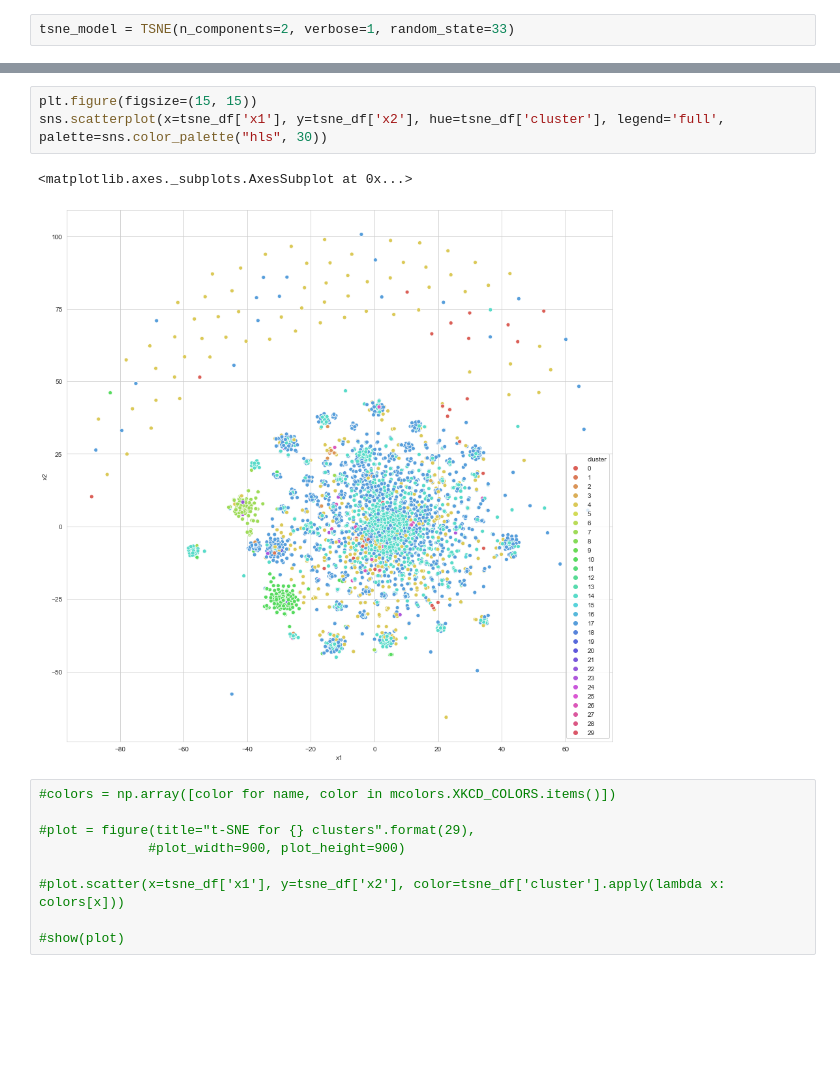
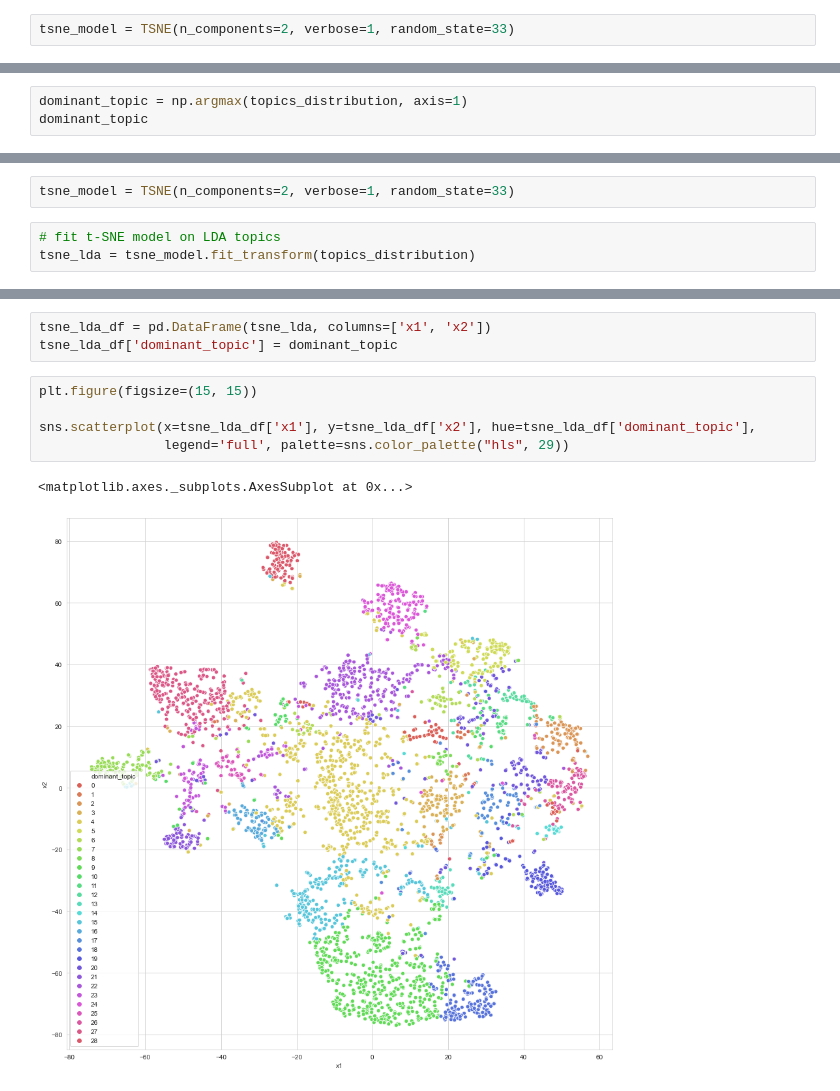
Before and after one commit to PejicM/Legal-Case-Reports-Topic-Modeling, a Jupyter notebook: documents_clustering.ipynb, the cells around one changed output, grey strips where cells are left out. Drawn from its saved outputs; the diff is of its cells as text; blank space fills up the shorter version.

Commit message:
t-SNE visualization of clustering and topics

```diff
--- a/documents_clustering.ipynb
+++ b/documents_clustering.ipynb
@@ -204,0 +256,3 @@ tsne_df.head()
+# %%
+dominant_topic = np.argmax(topics_distribution, axis=1)
+dominant_topic
@@ -204,0 +261,5 @@ tsne_df.head()
+# %%
+tsne_model = TSNE(n_components=2, verbose=1, random_state=33)
+# %%
+# fit t-SNE model on LDA topics
+tsne_lda = tsne_model.fit_transform(topics_distribution)
@@ -205,15 +277,11 @@ tsne_df.head()
+# %%
+tsne_lda_df = pd.DataFrame(tsne_lda, columns=['x1', 'x2'])
+tsne_lda_df['dominant_topic'] = dominant_topic
 # %%
 plt.figure(figsize=(15, 15))
-sns.scatterplot(x=tsne_df['x1'], y=tsne_df['x2'], hue=tsne_df['cluster'], legend='full', palette=sns.color_palette("hls", 30))
+
+sns.scatterplot(x=tsne_lda_df['x1'], y=tsne_lda_df['x2'], hue=tsne_lda_df['dominant_topic'],
+                legend='full', palette=sns.color_palette("hls", 29))
 # %% [output]
 <matplotlib.axes._subplots.AxesSubplot at 0x...>
-[figure, old version]
+[figure, new version]
-# %%
-#colors = np.array([color for name, color in mcolors.XKCD_COLORS.items()])
-
-#plot = figure(title="t-SNE for {} clusters".format(29),
-              #plot_width=900, plot_height=900)
-
-#plot.scatter(x=tsne_df['x1'], y=tsne_df['x2'], color=tsne_df['cluster'].apply(lambda x: colors[x]))
-
-#show(plot)
```
Also changed, not shown: parts of 34 cells of this notebook, 1 other file.
